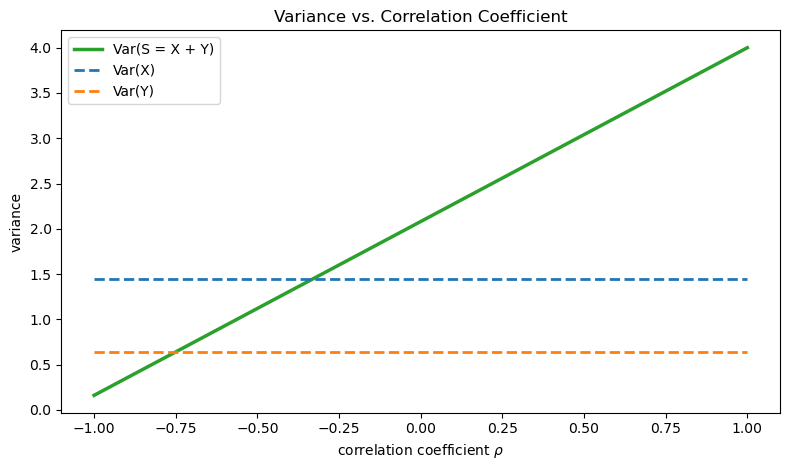
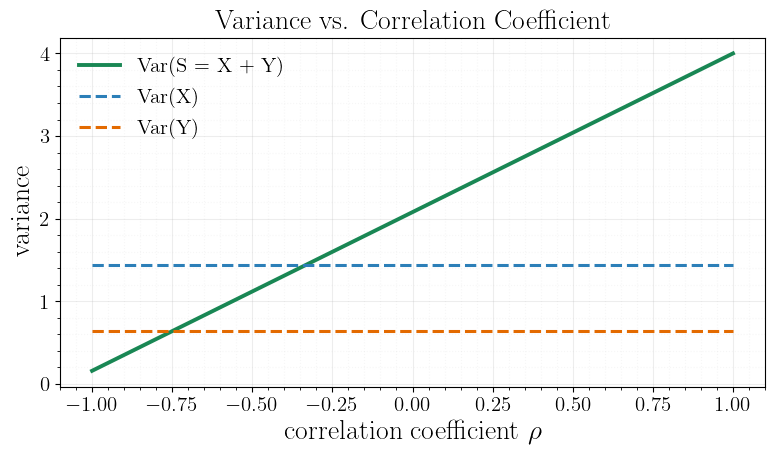
The change to this notebook cell's code, shown as a diff; its figure went from the first image to the second:
--- before
+++ after
@@ -5,12 +5,14 @@
 var_s_rho = sigma_x**2 + sigma_y**2 + 2 * rho_grid * sigma_x * sigma_y
 
-fig, ax = plt.subplots(figsize=(8, 4.8))
-ax.plot(rho_grid, var_s_rho, lw=2.5, color='tab:green', label='Var(S = X + Y)')
-ax.plot(rho_grid, var_x_rho, lw=2.0, color='tab:blue', linestyle='--', label='Var(X)')
-ax.plot(rho_grid, var_y_rho, lw=2.0, color='tab:orange', linestyle='--', label='Var(Y)')
-ax.set_title('Variance vs. Correlation Coefficient')
-ax.set_xlabel(r'correlation coefficient $\rho$')
-ax.set_ylabel('variance')
-ax.legend()
+fig, ax = plt.subplots(figsize=(8.0, 4.8))
+ax.plot(rho_grid, var_s_rho, lw=2.8, color=COLORS['var_s'], label='Var(S = X + Y)')
+ax.plot(rho_grid, var_x_rho, lw=2.2, color=COLORS['x'], linestyle='--', label='Var(X)')
+ax.plot(rho_grid, var_y_rho, lw=2.2, color=COLORS['y'], linestyle='--', label='Var(Y)')
+ax.set_title('Variance vs. Correlation Coefficient', fontsize=fontsi2)
+ax.set_xlabel(r'correlation coefficient $\rho$', fontsize=fontsi2)
+ax.set_ylabel('variance', fontsize=fontsi2)
+ax.tick_params(labelsize=fontsi)
+ax.legend(frameon=False, fontsize=fontsi)
+style_ax(ax)
 plt.tight_layout()
 plt.show()

Commit: update